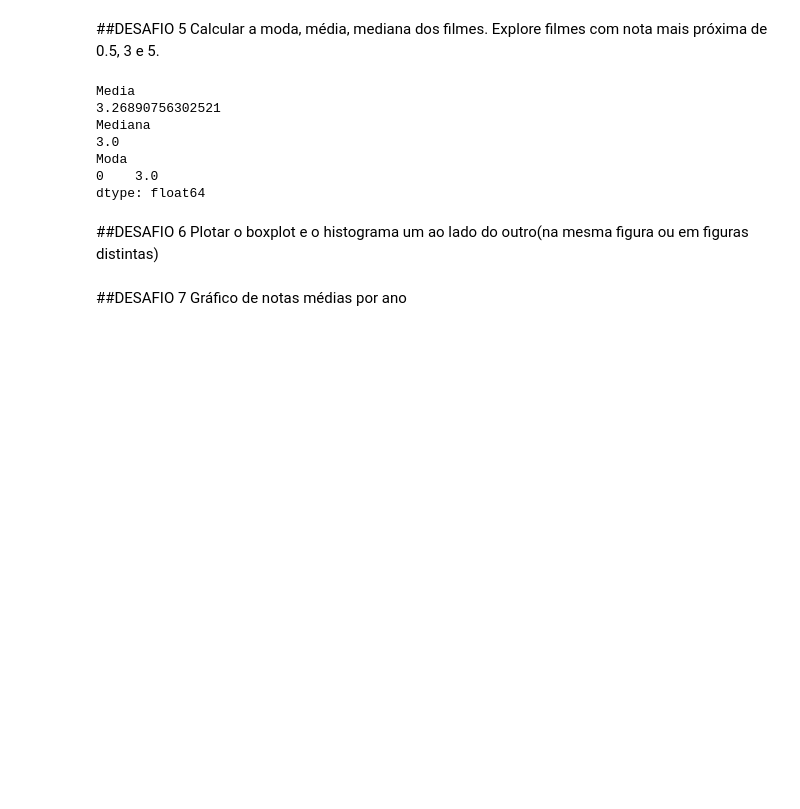
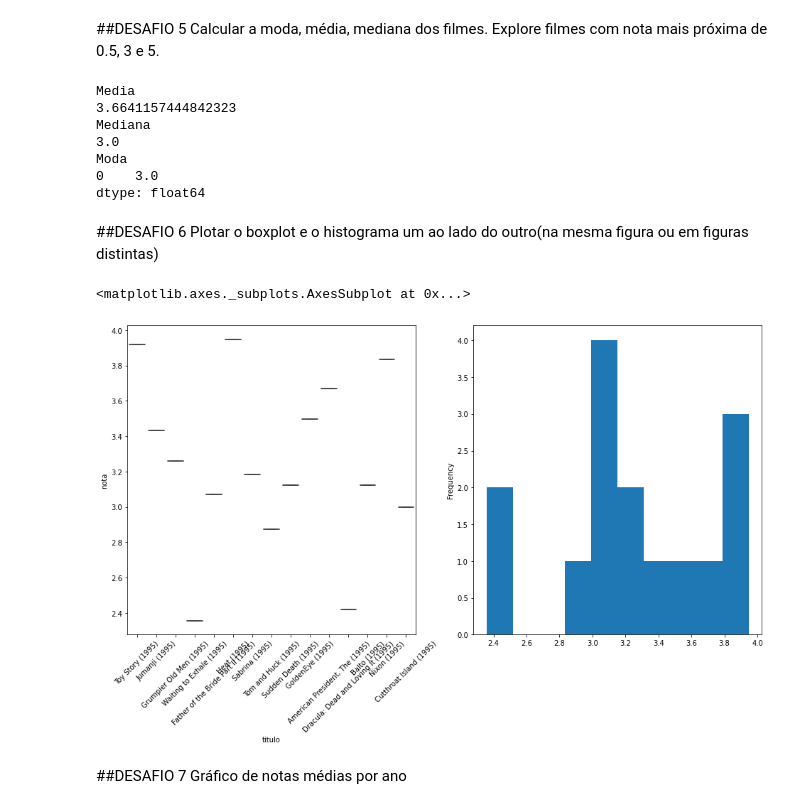
Before and after one commit to dnlrodrigues/analise_dados_python, a Jupyter notebook: QuarentenasDados_Filme.ipynb, the cells around one changed output. Drawn from its saved outputs; the diff is of its cells as text; code cells hidden in the pictures; blank space fills up the shorter version.

```diff
--- a/QuarentenasDados_Filme.ipynb
+++ b/QuarentenasDados_Filme.ipynb
@@ -620,7 +620,7 @@ grafico_desafio_4.set_xticklabels(grafico_desafio_4.get_xticklabels(), rotation=
 ##DESAFIO 5
 Calcular a moda, média, mediana dos filmes. Explore filmes com nota mais próxima  de 0.5, 3 e 5.
 # %%
-desafio_5 = filmes_com_media.query("nota in [0.5, 3, 5]")
+desafio_5 = avaliacoes.query("nota in [0.5, 3, 5]")
 #desafio_5.describe()
 
 media_desafio_5 = desafio_5["nota"].mean()
@@ -646,7 +646,7 @@ print(moda_desafio_5)
 #dataframe_desafio_5
 # %% [output]
 Media
-3.26890756302521
+3.6641157444842323
 Mediana
 3.0
 Moda
@@ -658,10 +658,22 @@ Plotar o boxplot e o histograma um ao lado do outro(na mesma figura ou em figura
 # %%
 amostra_desafio_6 = filmes_com_media.head(15)
 
-plt.figure(figsize=(16,8))
-grafico_desafio_6 = sns.boxplot(data=amostra_desafio_6, x="titulo", y="nota")
+fig = plt.figure(figsize=(16, 8))
+
+# Divide the figure into a 1x2 grid, and give me the first section
+ax1 = fig.add_subplot(121)
+
+# Divide the figure into a 1x2 grid, and give me the second section
+ax2 = fig.add_subplot(122)
+
+grafico_desafio_6 = sns.boxplot(data=amostra_desafio_6, x="titulo", y="nota", ax=ax1)
 grafico_desafio_6.set_xticklabels(grafico_desafio_6.get_xticklabels(), rotation=45)
-ptl
+
+grafico_hist = amostra_desafio_6["nota"]
+grafico_hist.plot(kind="hist", ax=ax2)
+# %% [output]
+<matplotlib.axes._subplots.AxesSubplot at 0x...>
+[figure, added]
 # %% [markdown]
 ##DESAFIO 7
 Gráfico de notas médias por ano
```
Also changed, not shown: parts of 2 cells of this notebook.
